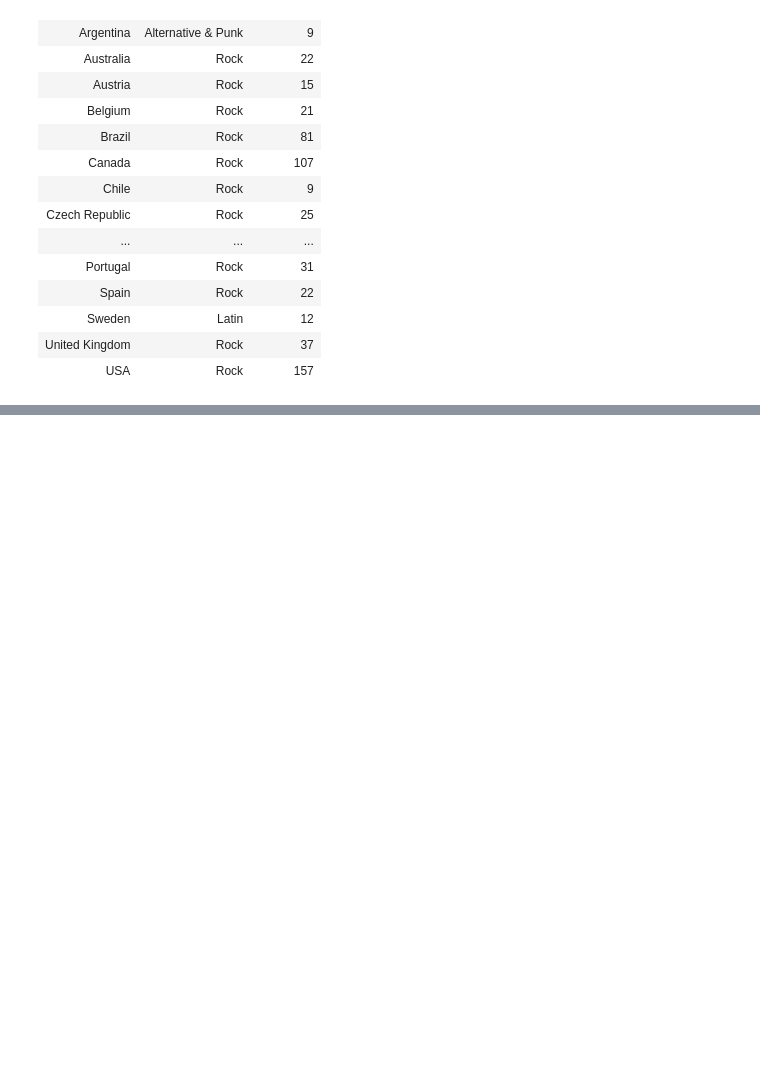
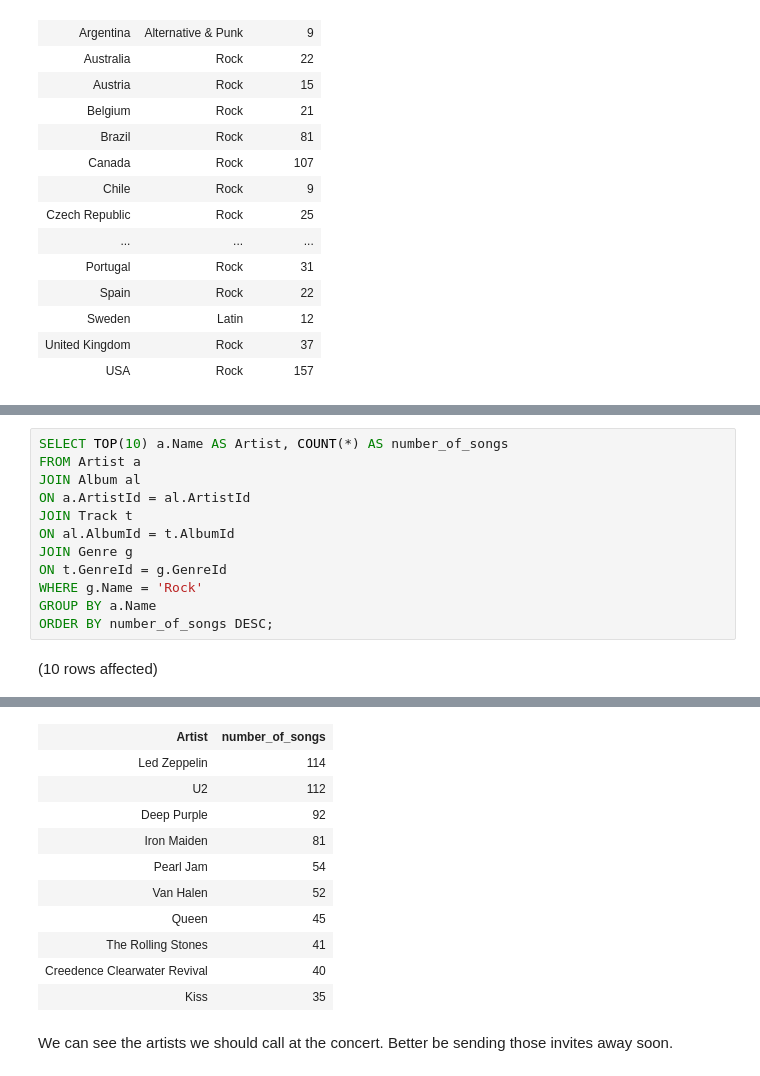
Before and after one commit to Rafsan7238/Data-Analysis_Data-Science_Projects, a Jupyter notebook: SQL Projects/Chinook Digital Music Store Analysis/Business Optimisation Analysis of Chinook Digital Music Store.ipynb, the cells around one changed output, grey strips where cells are left out. Cells and saved outputs as stored; diff of their text form; blank space fills up the shorter version.

Commit message:
Found popular rock artists

```diff
--- a/SQL Projects/Chinook Digital Music Store Analysis/Business Optimisation Analysis of Chinook Digital Music Store.ipynb
+++ b/SQL Projects/Chinook Digital Music Store Analysis/Business Optimisation Analysis of Chinook Digital Music Store.ipynb
@@ -280,0 +283,14 @@ From the table above, it can be seen that the most popular genre in almost all t
+# %%
+SELECT TOP(10) a.Name AS Artist, COUNT(*) AS number_of_songs
+FROM Artist a
+JOIN Album al
+ON a.ArtistId = al.ArtistId
+JOIN Track t
+ON al.AlbumId = t.AlbumId
+JOIN Genre g
+ON t.GenreId = g.GenreId
+WHERE g.Name = 'Rock'
+GROUP BY a.Name
+ORDER BY number_of_songs DESC;
+# %% [output]
+(10 rows affected)
@@ -280,0 +298,13 @@ From the table above, it can be seen that the most popular genre in almost all t
+| Artist | number_of_songs |
+| Led Zeppelin | 114 |
+| U2 | 112 |
+| Deep Purple | 92 |
+| Iron Maiden | 81 |
+| Pearl Jam | 54 |
+| Van Halen | 52 |
+| Queen | 45 |
+| The Rolling Stones | 41 |
+| Creedence Clearwater Revival | 40 |
+| Kiss | 35 |
+# %% [markdown]
+We can see the artists we should call at the concert. Better be sending those invites away soon.
```
Also changed, not shown: parts of 4 cells of this notebook.
